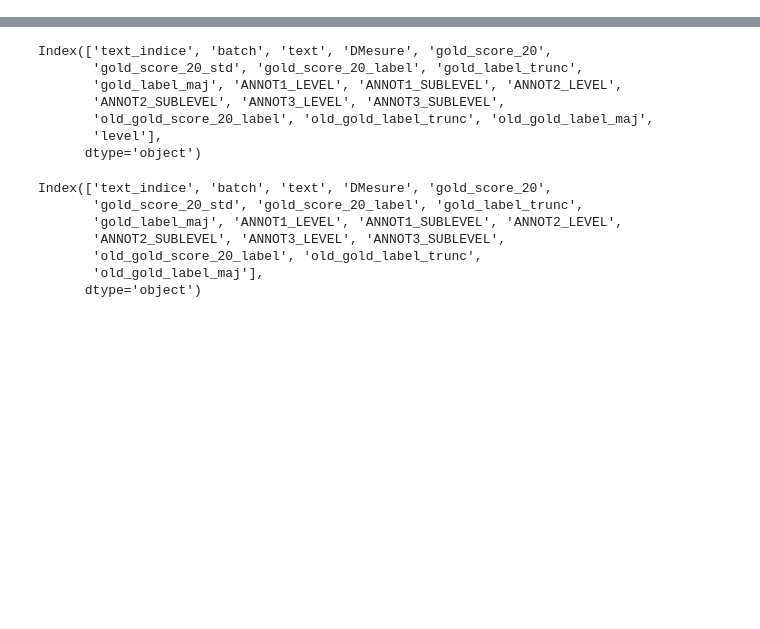
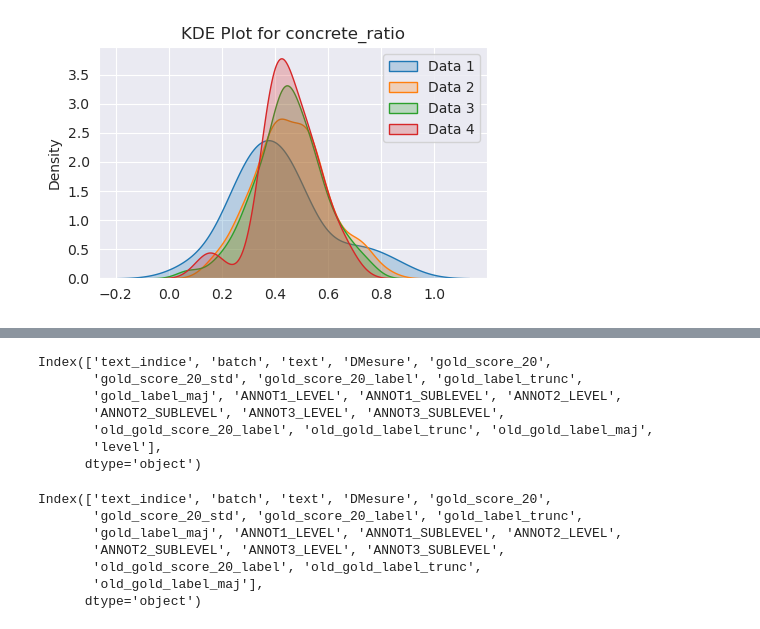
Before and after one commit to wafaAissaa/thresholds, a Jupyter notebook: Thresholds_inspection.ipynb, the cells around one changed output, grey strips where cells are left out. Cells and saved outputs as stored; diff of their text form; code cells hidden in the pictures; blank space fills up the shorter version.

```diff
--- a/Thresholds_inspection.ipynb
+++ b/Thresholds_inspection.ipynb
@@ -13,3 +13,33 @@ from scipy.stats import norm
 from sklearn.preprocessing import StandardScaler
 from sklearn.metrics import f1_score
 from collections import Counter
+# %%
+with open('./results/distributions.json') as json_data:
+    distributions = json.load(json_data)
+# %%
+import seaborn as sns
+import matplotlib.pyplot as plt
+import numpy as np
+
+level= 'document-document-token-level'
+
+heuristic = 'concrete_ratio'
+
+# Example datasets
+data1 = distributions['N1'][level][heuristic]
+data2 = distributions['N2'][level][heuristic]
+data3 = distributions['N3'][level][heuristic]
+data4 = distributions['N4'][level][heuristic]
+plt.figure(figsize=(5, 3))
+# Create the KDE plot for multiple distributions
+sns.kdeplot(data1, fill=True, label="Data 1")
+sns.kdeplot(data2, fill=True, label="Data 2")
+sns.kdeplot(data3, fill=True, label="Data 3")
+sns.kdeplot(data4, fill=True, label="Data 4")
+
+# Display the plot
+plt.legend()
+plt.title("KDE Plot for %s" %heuristic)
+plt.show()
+# %% [output]
+[figure, added]
```
Also changed, not shown: parts of 11 cells of this notebook, 39 other files.
